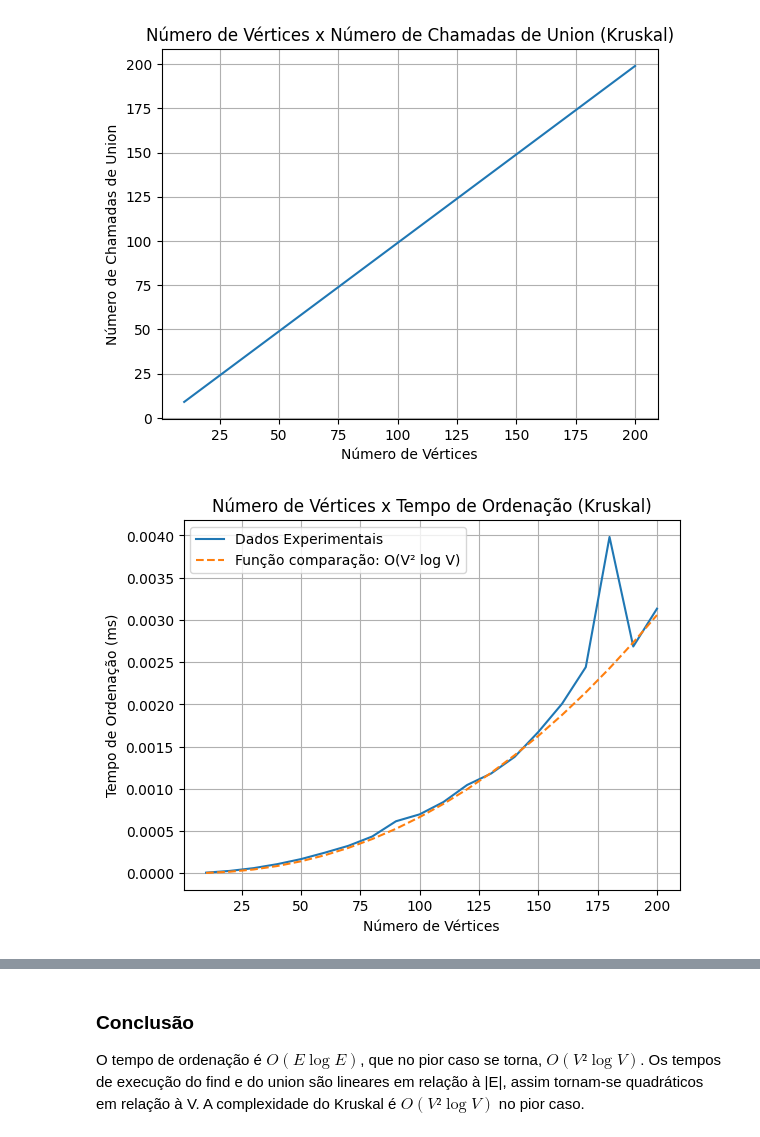
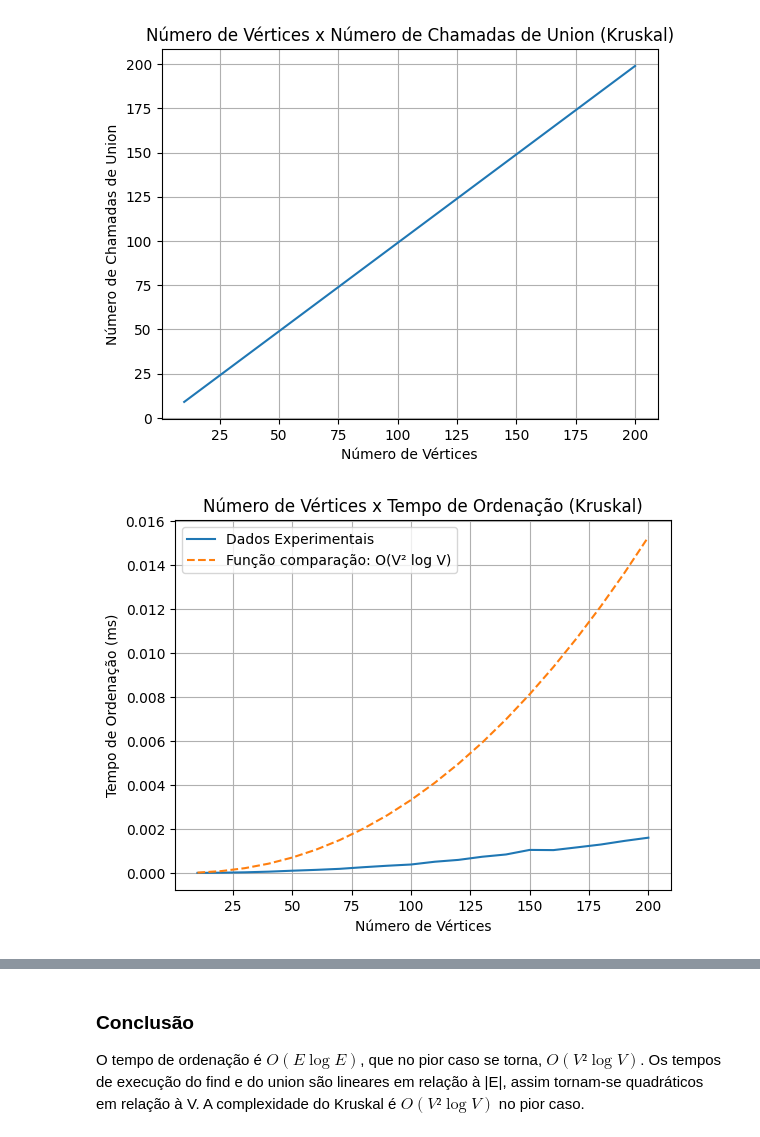
Before and after one commit to reali-705/cc-ufpa, a Jupyter notebook: atividade_2/dashboard.ipynb, the cells around one changed output, grey strips where cells are left out. Saved outputs shown, nothing was run; the diff lists cells and outputs as text; code cells hidden in the pictures.

Commit message:
fix: otimização do Kruskal

```diff
--- a/atividade_2/dashboard.ipynb
+++ b/atividade_2/dashboard.ipynb
@@ -312,7 +312,7 @@ O algoritmo de Prim possui um melhor caso como $O(V \log V)$, um caso médio com
 # Extração e análise dos dados do algoritmo Kruskal
 # %%
 df_kruskal = df[df["algoritmo"] == "kruskal"]
-df_kruskal.drop(columns=["algoritmo", "heap_push", "heap_pop", "tempo_execucao_heap_ops"], inplace=True)
+df_kruskal.drop(columns=["algoritmo", "heap_push", "heap_pop", "tempo_execucao_heap_ops", "tempo_execucao_find", "tempo_execucao_union"], inplace=True)
 # %% [markdown]
 ## Modificação dos índices do DataFrame para melhorar a filtragem
 # %%
@@ -548,14 +524,14 @@ plotar(
 # %%
 plotar(
     df_kruskal_vertice_pior,
     linha=df_kruskal_vertice_pior.shape[0] - 1,
     coluna1="num_vertices",
     coluna2="tempo_sort",
     titulo="Número de Vértices x Tempo de Ordenação (Kruskal)",
     xlabel="Número de Vértices",
     ylabel="Tempo de Ordenação (ms)",
-    funcao_comparacao=lambda x : 1e-8 * x**2 * np.log2(x),
+    funcao_comparacao=lambda x : 5e-8 * x**2 * np.log2(x),
     tlabel="Função comparação: O(V² log V)"
 )
 # %% [output]
-[figure, old version]
+[figure, new version]
```
Also changed, not shown: parts of 38 cells of this notebook, 3 other files.
